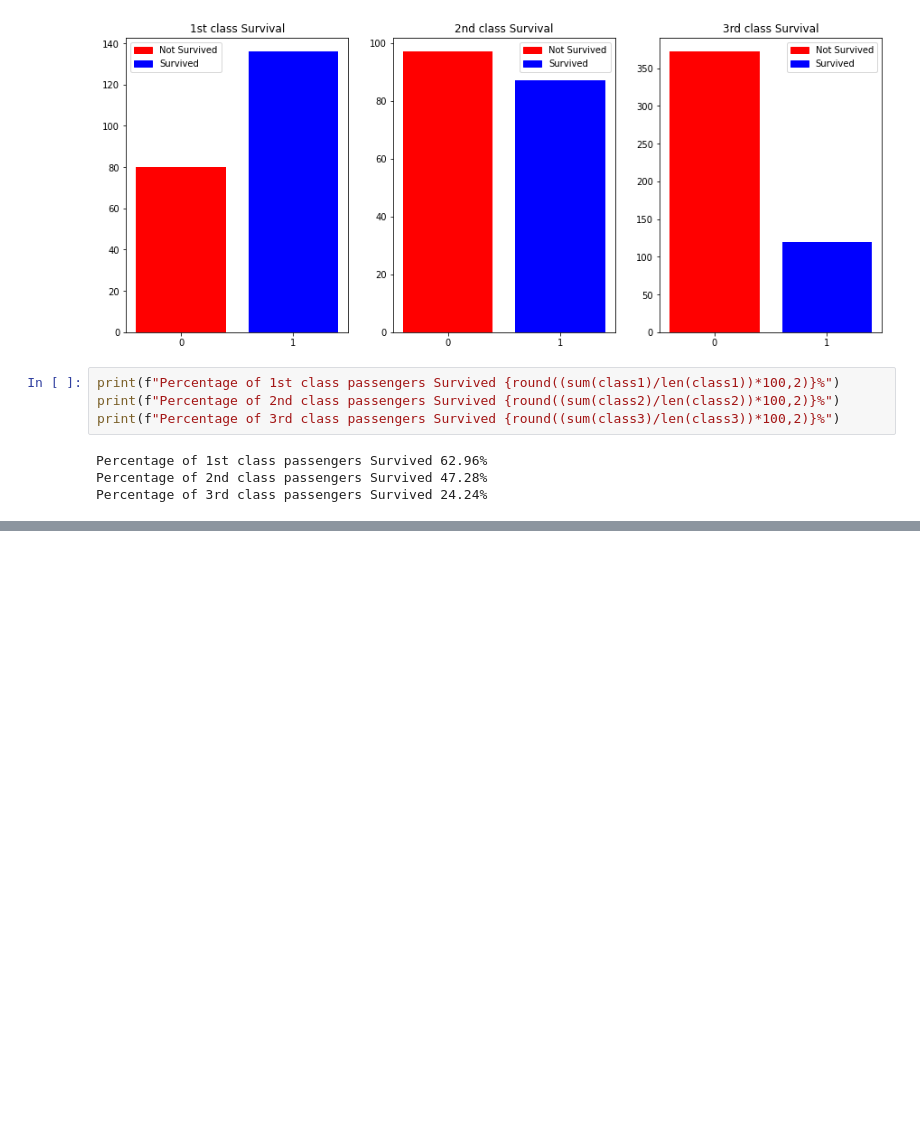
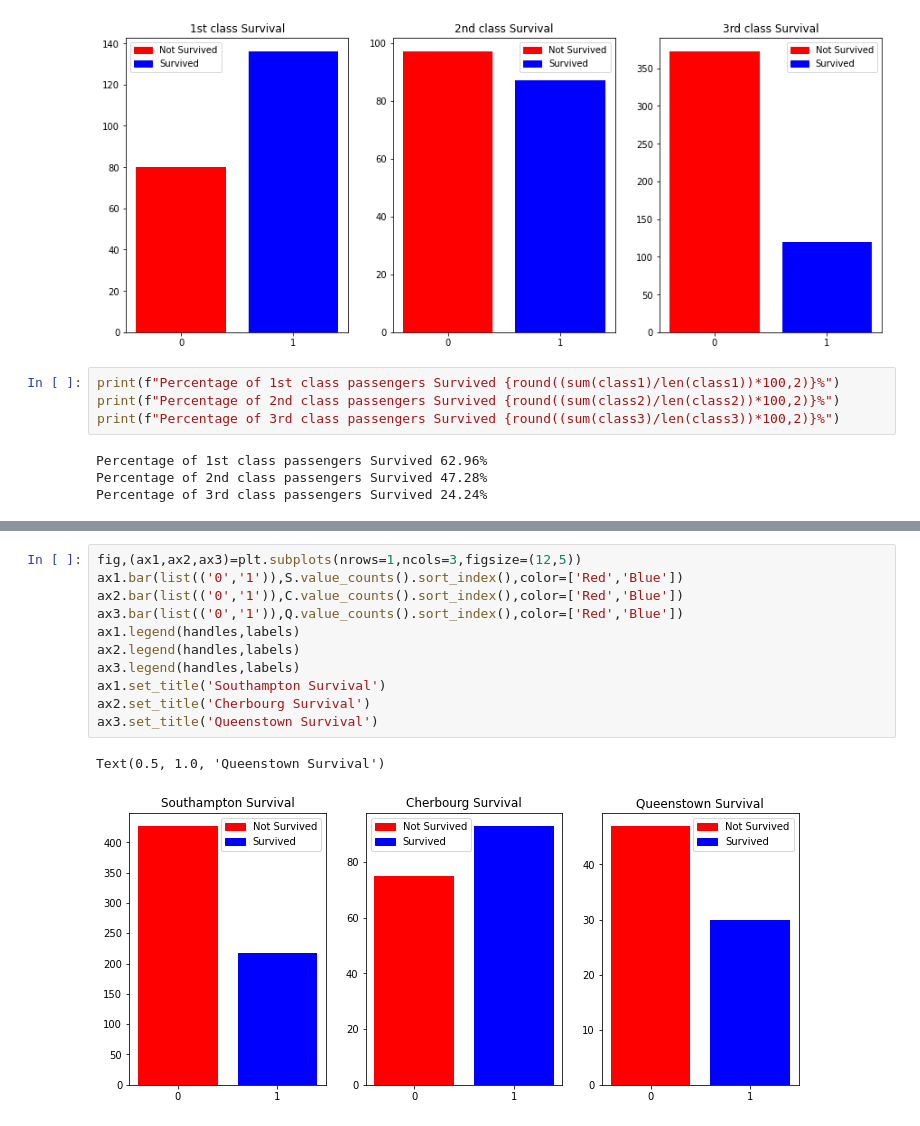
Before and after one commit to Gauravpareek11/Titanic_data_analysis, a Jupyter notebook: Titanic.ipynb, the cells around one changed output, grey strips where cells are left out. Cells and saved outputs as stored; diff of their text form; blank space fills up the shorter version.

```diff
--- a/Titanic.ipynb
+++ b/Titanic.ipynb
@@ -135,0 +218,14 @@ Percentage of 3rd class passengers Survived 24.24%
+# %%
+fig,(ax1,ax2,ax3)=plt.subplots(nrows=1,ncols=3,figsize=(12,5))
+ax1.bar(list(('0','1')),S.value_counts().sort_index(),color=['Red','Blue'])
+ax2.bar(list(('0','1')),C.value_counts().sort_index(),color=['Red','Blue'])
+ax3.bar(list(('0','1')),Q.value_counts().sort_index(),color=['Red','Blue'])
+ax1.legend(handles,labels)
+ax2.legend(handles,labels)
+ax3.legend(handles,labels)
+ax1.set_title('Southampton Survival')
+ax2.set_title('Cherbourg Survival')
+ax3.set_title('Queenstown Survival')
+# %% [output]
+Text(0.5, 1.0, 'Queenstown Survival')
+[figure, added]
```
Also changed, not shown: parts of 11 cells of this notebook.
